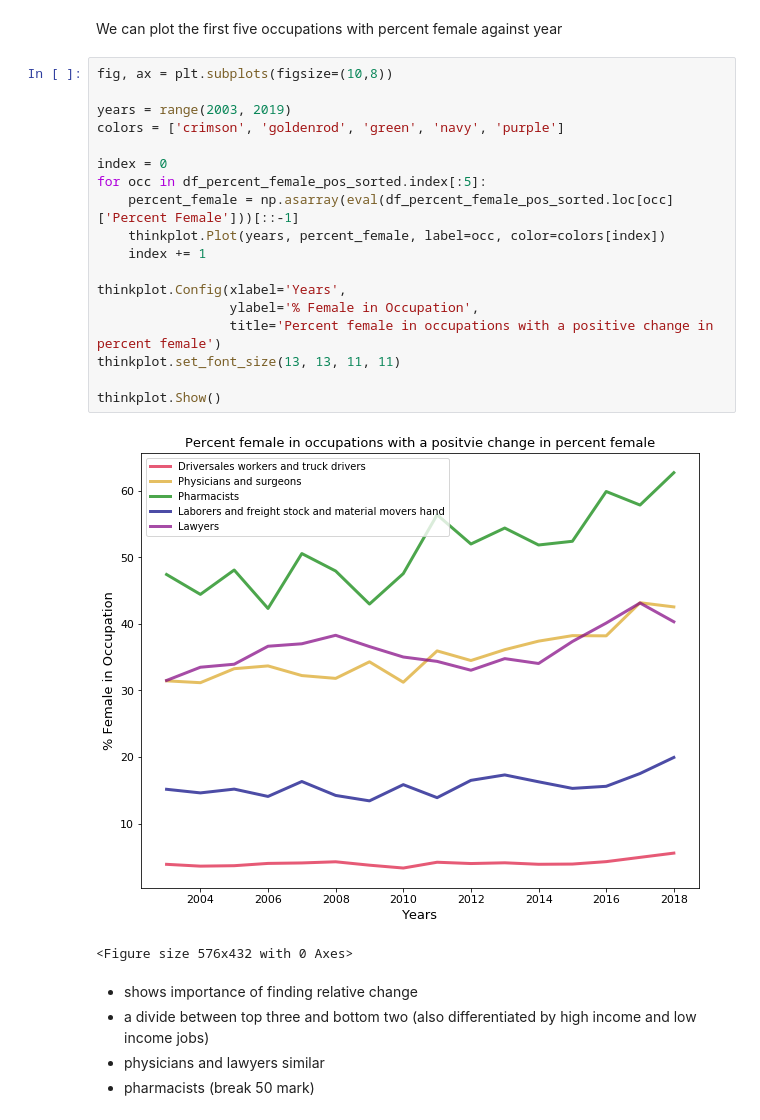
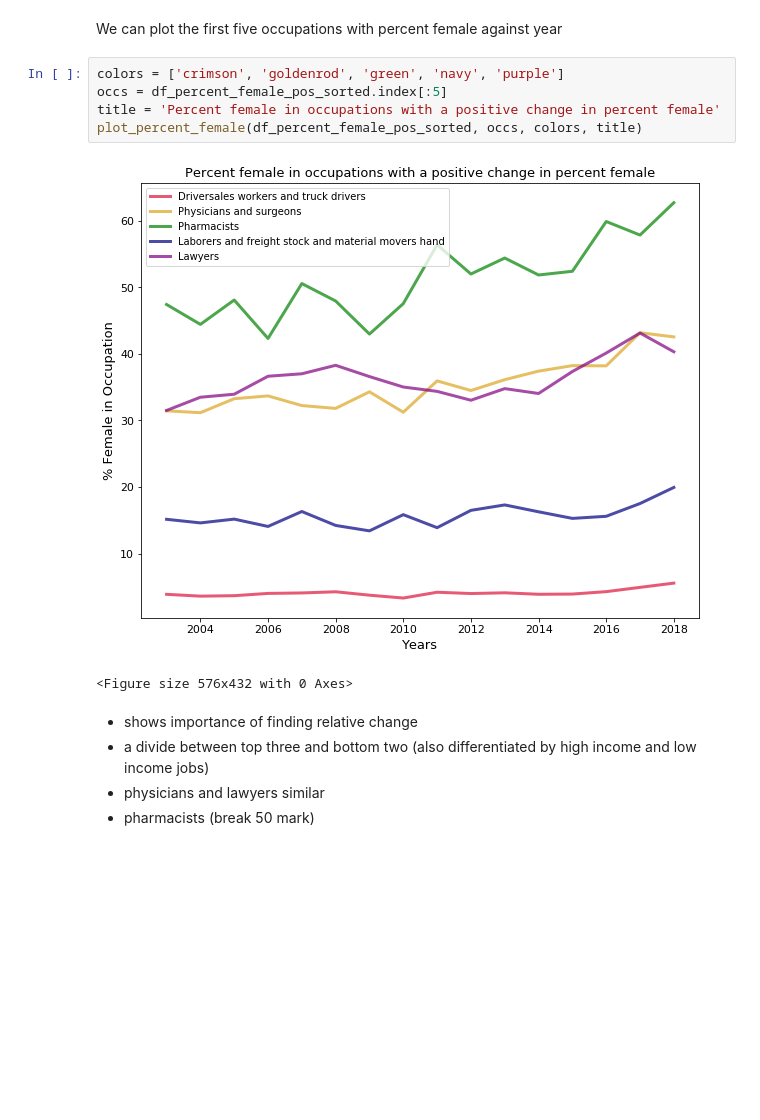
Before and after one commit to coverney/ThinkStats2, a Jupyter notebook: project2/Women Weekly Income and Occupation Time Analysis.ipynb, the cells around one changed output. Saved outputs shown, nothing was run; the diff lists cells and outputs as text; blank space fills up the shorter version.

```diff
--- a/project2/Women Weekly Income and Occupation Time Analysis.ipynb
+++ b/project2/Women Weekly Income and Occupation Time Analysis.ipynb
@@ -166,27 +228,14 @@ df_percent_female_pos_sorted.iloc[:10,-6:]
 | Marketing and sales managers | 22.960120 | 1.592938 | -2.445243 | 8.667445 | ... |
 # %% [markdown]
 We can plot the first five occupations with percent female against year
-# %%
-fig, ax = plt.subplots(figsize=(10,8))
-
-years = range(2003, 2019)
-colors = ['crimson', 'goldenrod', 'green', 'navy', 'purple']
-
-index = 0
-for occ in df_percent_female_pos_sorted.index[:5]:
-    percent_female = np.asarray(eval(df_percent_female_pos_sorted.loc[occ]['Percent Female']))[::-1]
-    thinkplot.Plot(years, percent_female, label=occ, color=colors[index])
-    index += 1
-
-thinkplot.Config(xlabel='Years',
-                 ylabel='% Female in Occupation',
-                 title='Percent female in occupations with a positive change in percent female')
-thinkplot.set_font_size(13, 13, 11, 11)
-
-thinkplot.Show()
-# %% [output]
-[figure, removed]
-<Figure size 576x432 with 0 Axes>
+# %%
+colors = ['crimson', 'goldenrod', 'green', 'navy', 'purple']
+occs = df_percent_female_pos_sorted.index[:5]
+title = 'Percent female in occupations with a positive change in percent female'
+plot_percent_female(df_percent_female_pos_sorted, occs, colors, title)
+# %% [output]
+[figure, added]
+<Figure size 576x432 with 0 Axes>
 # %% [markdown]
 - shows importance of finding relative change
 - a divide between top three and bottom two (also differentiated by high income and low income jobs)
```
Also changed, not shown: parts of 53 cells of this notebook, 2 other files.
